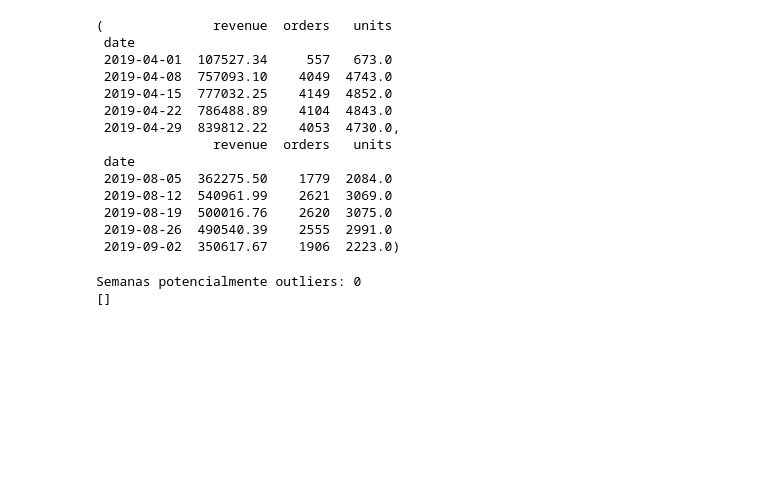
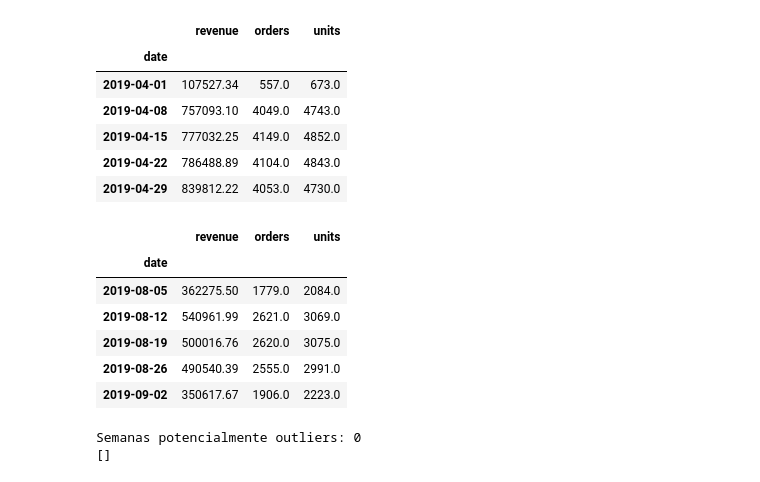
Before and after one commit to codewithsouza/Analise-Preditiva, a Jupyter notebook: guia_series_temporais_ecommerce.ipynb, the cells around one changed output. Saved outputs shown, nothing was run; the diff lists cells and outputs as text; code cells hidden in the pictures; blank space fills up the shorter version.

```diff
--- a/guia_series_temporais_ecommerce.ipynb
+++ b/guia_series_temporais_ecommerce.ipynb
@@ -99,31 +194,56 @@ sales_raw.head()
 # %%
 # 2) Série semanal de faturamento
 
-# Agregação semanal (domingo->sábado por padrão; usaremos W-SUN ou W-MON)
+# Cria cópia e normaliza datas
 sales = sales_raw.copy()
-sales["date"] = sales["Order Date"].dt.date
-sales["date"] = pd.to_datetime(sales["date"])  # normaliza para 00:00
+sales["date"] = pd.to_datetime(sales["Order Date"].dt.date)  # normaliza para 00:00
 
+# Agregação semanal (segunda-feira como início da semana)
 weekly = (
     sales.set_index("date")
          .resample("W-MON")
-         .agg(revenue=("Revenue", "sum"),
-              orders=("Order ID", pd.Series.nunique),
-              units=("Quantity Ordered", "sum"))
+         .agg(
+             revenue=("Revenue", "sum"),
+             orders=("Order ID", pd.Series.nunique),
+             units=("Quantity Ordered", "sum")
+         )
 )
 
-# Reindex para garantir continuidade
+# Reindexa para garantir continuidade da série semanal
 weekly = weekly.asfreq("W-MON")
 
-# Log de períodos faltantes
+# Diagnóstico inicial
+print("Período total de observações:", len(weekly))
+print("Primeira semana:", weekly.index.min().strftime("%Y-%m-%d"))
+print("Última semana:", weekly.index.max().strftime("%Y-%m-%d"))
+
+# Identifica semanas com valores faltantes
 missing_weeks = weekly[weekly.isna().any(axis=1)]
-print("Semanas com valores faltantes:")
-print(missing_weeks.index.strftime("%Y-%m-%d").tolist())
+if len(missing_weeks) > 0:
+    print("\nSemanas com valores faltantes:")
+    print(missing_weeks.index.strftime("%Y-%m-%d").tolist())
+else:
+    print("\nNenhuma semana com valores faltantes.")
 
-# Preenchimento simples para poucos faltantes: interpolação linear da receita, forward-fill para contagens
+# Tratamento de valores faltantes:
+# - receita: interpolação linear
+# - contagens: preenchimento por forward/backward fill
 weekly["revenue"] = weekly["revenue"].interpolate(limit_direction="both")
 weekly["orders"] = weekly["orders"].ffill().bfill()
 weekly["units"] = weekly["units"].ffill().bfill()
 
-weekly.head(), weekly.tail()
+# Remoção de semanas sem receita (caso toda a linha seja nula)
+weekly = weekly.dropna(subset=["revenue"])
+
+# Diagnóstico após limpeza
+print("\nApós tratamento:")
+print("Total de semanas válidas:", len(weekly))
+print("Semanas com receita nula:", (weekly["revenue"] == 0).sum())
+
+# Renomeia e assegura tipo float
+weekly_clean = weekly.astype({"revenue": "float", "orders": "float", "units": "float"})
+
+# Mostra amostra inicial e final
+display(weekly_clean.head())
+display(weekly_clean.tail())
 # %% [output]
@@ -132,17 +259,17 @@ Semanas com valores faltantes:
-(              revenue  orders   units
- date
- 2019-04-01  107527.34     557   673.0
- 2019-04-08  757093.10    4049  4743.0
- 2019-04-15  777032.25    4149  4852.0
- 2019-04-22  786488.89    4104  4843.0
- 2019-04-29  839812.22    4053  4730.0,
-               revenue  orders   units
- date
- 2019-08-05  362275.50    1779  2084.0
- 2019-08-12  540961.99    2621  3069.0
- 2019-08-19  500016.76    2620  3075.0
- 2019-08-26  490540.39    2555  2991.0
- 2019-09-02  350617.67    1906  2223.0)
+|  | revenue | orders | units |
+| date |  |  |  |
+| 2019-04-01 | 107527.34 | 557.0 | 673.0 |
+| 2019-04-08 | 757093.10 | 4049.0 | 4743.0 |
+| 2019-04-15 | 777032.25 | 4149.0 | 4852.0 |
+| 2019-04-22 | 786488.89 | 4104.0 | 4843.0 |
+| 2019-04-29 | 839812.22 | 4053.0 | 4730.0 |
+|  | revenue | orders | units |
+| date |  |  |  |
+| 2019-08-05 | 362275.50 | 1779.0 | 2084.0 |
+| 2019-08-12 | 540961.99 | 2621.0 | 3069.0 |
+| 2019-08-19 | 500016.76 | 2620.0 | 3075.0 |
+| 2019-08-26 | 490540.39 | 2555.0 | 2991.0 |
+| 2019-09-02 | 350617.67 | 1906.0 | 2223.0 |
 # %%
 # 3) Diagnóstico de outliers (Z-score e IQR)
 
```
Also changed, not shown: parts of 18 cells of this notebook, 1 other file.
